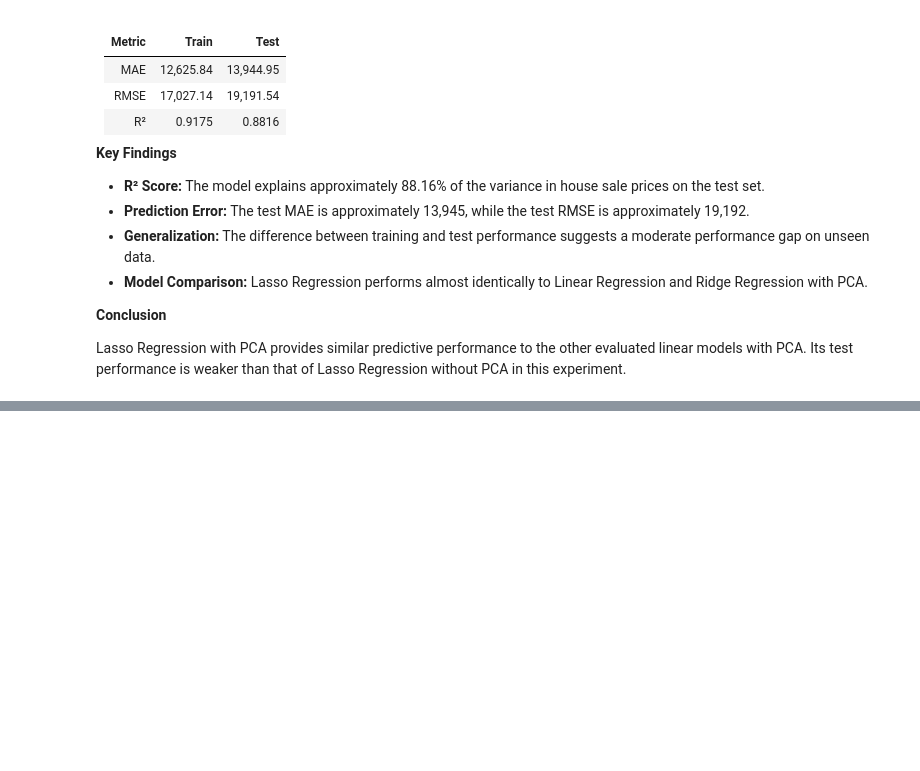
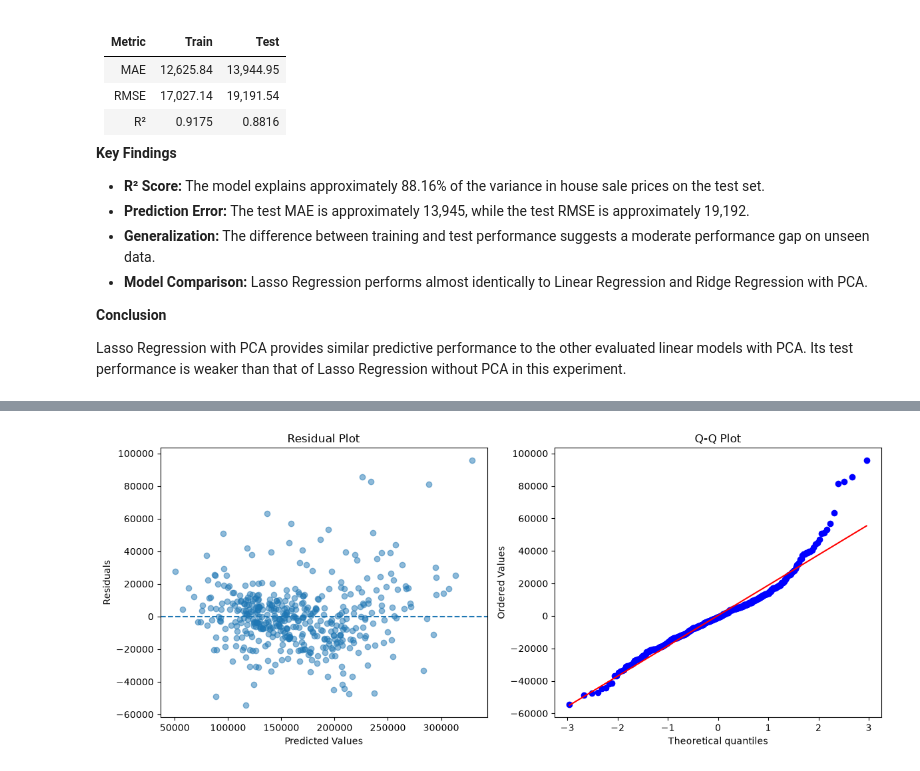
Before and after one commit to Mohamadzf23/ames-housing-price-prediction, a Jupyter notebook: src/ames_housing_price_prediction.ipynb, the cells around one changed output, grey strips where cells are left out. Drawn from its saved outputs; the diff is of its cells as text; code cells hidden in the pictures; blank space fills up the shorter version.

Commit message:
Evaluate ElasticNet Regression with PCA

```diff
--- a/src/ames_housing_price_prediction.ipynb
+++ b/src/ames_housing_price_prediction.ipynb
@@ -2991,0 +2996,8 @@ Lasso Regression with PCA provides similar predictive performance to the other e
+# %%
+en_pipline = Pipeline([
+    ('scale', StandardScaler()),
+    ('pca', PCA(n_components=0.95)),
+    ('model', ElasticNet(alpha=1, l1_ratio=0.5))
+])
+
+en_pipline.fit(X_train, y_train)
@@ -2991,0 +3029,4 @@ Lasso Regression with PCA provides similar predictive performance to the other e
+# %%
+plot_residuals_qq(en_pipline, X_test, y_test)
+# %% [output]
+[figure, added]
```
Also changed, not shown: parts of 6 cells of this notebook.
